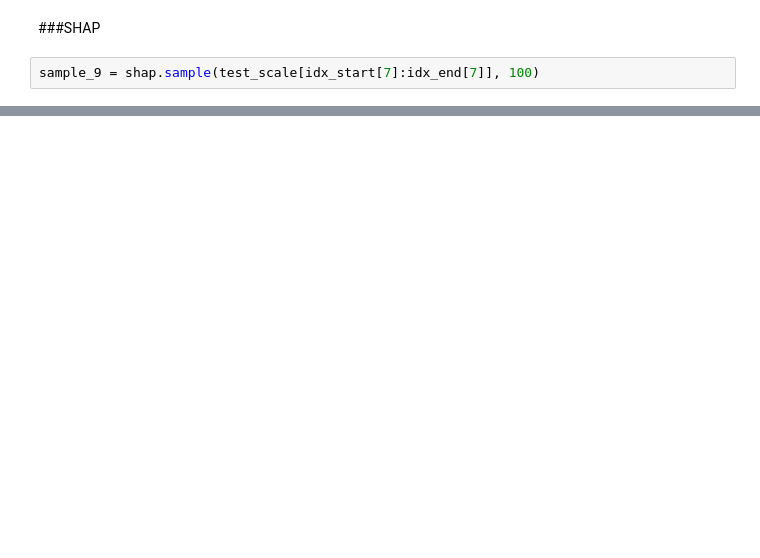
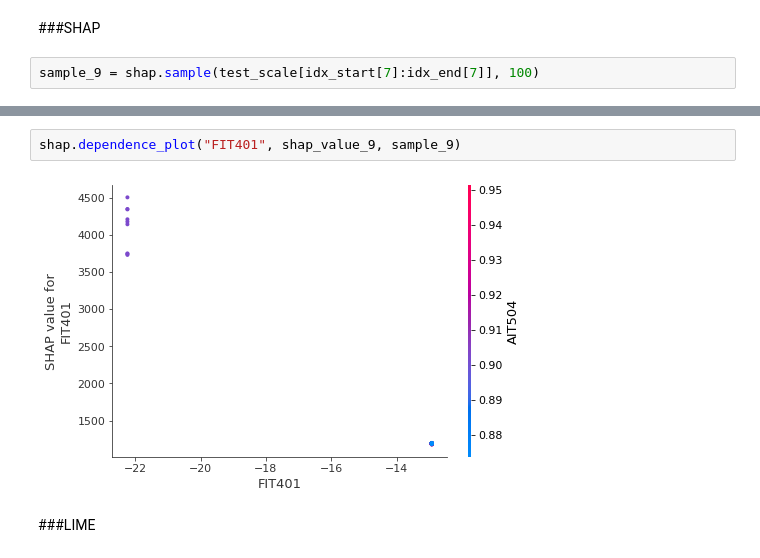
Before and after one commit to Geebigib/Explainable-Anomaly-detection-In-ICS, a Jupyter notebook: Neural_Base_Model.ipynb, the cells around one changed output, grey strips where cells are left out. Saved outputs shown, nothing was run; the diff lists cells and outputs as text; blank space fills up the shorter version.

```diff
--- a/Neural_Base_Model.ipynb
+++ b/Neural_Base_Model.ipynb
@@ -555,0 +655,6 @@ sample_9 = shap.sample(test_scale[idx_start[7]:idx_end[7]], 100)
+# %%
+shap.dependence_plot("FIT401", shap_value_9, sample_9)
+# %% [output]
+[figure, added]
+# %% [markdown]
+###LIME
```
Also changed, not shown: parts of 26 cells of this notebook.
